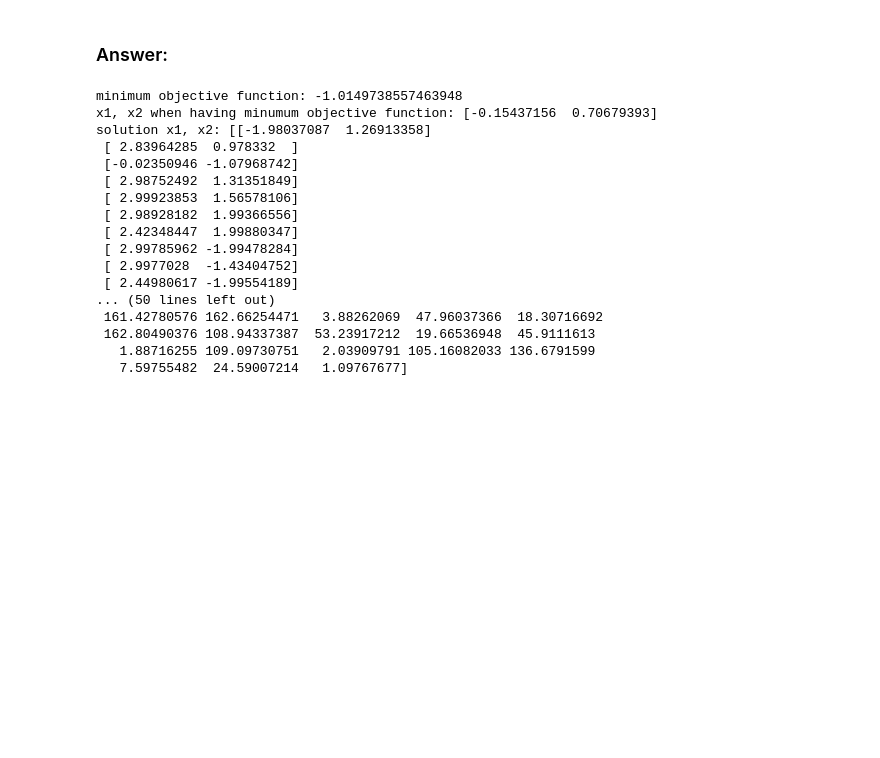
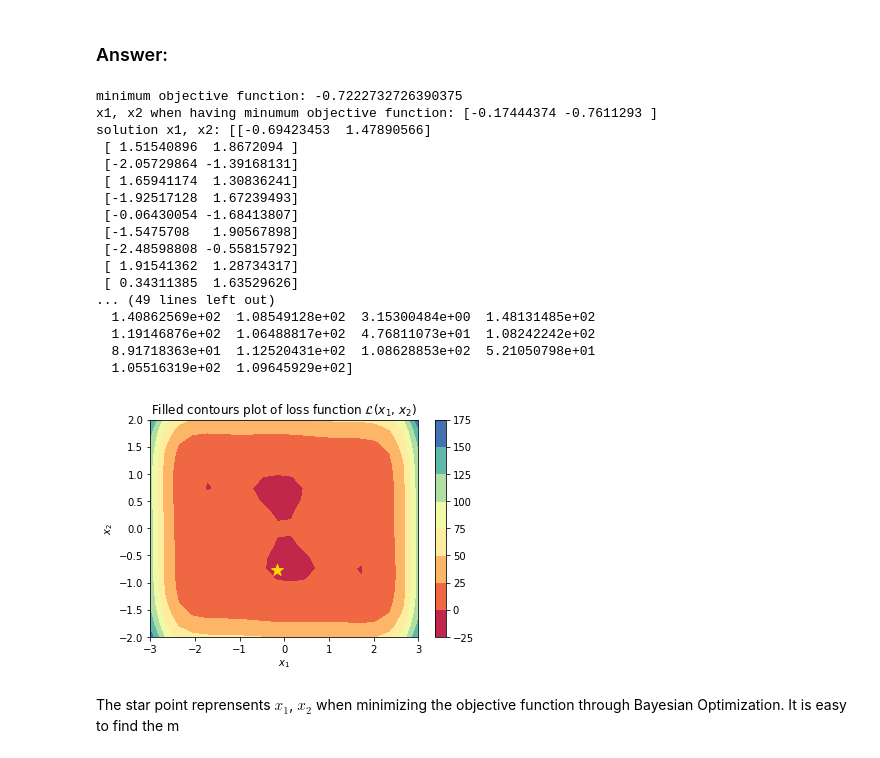
Before and after one commit to dayanbatuofu/MAE-598-Design-Optimization, a Jupyter notebook: Homework 3.ipynb, the cells around one changed output. Drawn from its saved outputs; the diff is of its cells as text; code cells hidden in the pictures; blank space fills up the shorter version.

```diff
--- a/Homework 3.ipynb
+++ b/Homework 3.ipynb
@@ -314,10 +314,10 @@ def sample_loss(params):
 
 bounds = np.array([[-3, 3], [-2, 2]])
 
-xp, yp = bayesian_optimisation(n_iters=50,
+xp, yp = bayesian_optimisation(n_iters=30,
                                sample_loss=sample_loss,
                                bounds=bounds,
-                               n_pre_samples=3,
+                               n_pre_samples=20,
                                random_search=100000)
 
 print('minimum objective function:', np.min(yp))
@@ -325,20 +325,41 @@ print('x1, x2 when having minumum objective function:',xp[np.argmin(yp)])
 print('solution x1, x2:', xp)
 print('objective function:', yp)
 # %% [output]
-minimum objective function: -1.0149738557463948
-x1, x2 when having minumum objective function: [-0.15437156  0.70679393]
-solution x1, x2: [[-1.98037087  1.26913358]
- [ 2.83964285  0.978332  ]
- [-0.02350946 -1.07968742]
- [ 2.98752492  1.31351849]
- [ 2.99923853  1.56578106]
- [ 2.98928182  1.99366556]
- [ 2.42348447  1.99880347]
- [ 2.99785962 -1.99478284]
- [ 2.9977028  -1.43404752]
- [ 2.44980617 -1.99554189]
-... (50 lines left out)
- 161.42780576 162.66254471   3.88262069  47.96037366  18.30716692
- 162.80490376 108.94337387  53.23917212  19.66536948  45.9111613
-   1.88716255 109.09730751   2.03909791 105.16082033 136.6791599
-   7.59755482  24.59007214   1.09767677]
+minimum objective function: -0.7222732726390375
+x1, x2 when having minumum objective function: [-0.17444374 -0.7611293 ]
+solution x1, x2: [[-0.69423453  1.47890566]
+ [ 1.51540896  1.8672094 ]
+ [-2.05729864 -1.39168131]
+ [ 1.65941174  1.30836241]
+ [-1.92517128  1.67239493]
+ [-0.06430054 -1.68413807]
+ [-1.5475708   1.90567898]
+ [-2.48598808 -0.55815792]
+ [ 1.91541362  1.28734317]
+ [ 0.34311385  1.63529626]
+... (49 lines left out)
+  1.40862569e+02  1.08549128e+02  3.15300484e+00  1.48131485e+02
+  1.19146876e+02  1.06488817e+02  4.76811073e+01  1.08242242e+02
+  8.91718363e+01  1.12520431e+02  1.08628853e+02  5.21050798e+01
+  1.05516319e+02  1.09645929e+02]
+# %%
+X1 = np.linspace(-3, 3, 20)
+X2 = np.linspace(-2, 2, 20)
+
+param_grid = np.array([[x1, x2] for x2 in X2 for x1 in X1])
+real_loss = [sample_loss(params) for params in param_grid]
+
+C, G = np.meshgrid(X1, X2)
+result = np.array(real_loss).reshape(C.shape)
+plt.figure()
+cp = plt.contourf(C, G, np.array(real_loss).reshape(C.shape), cmap=plt.cm.Spectral)
+plt.colorbar(cp)
+plt.scatter(xp[np.argmin(yp)][0], xp[np.argmin(yp)][1], marker='*', c='gold', s=150)
+plt.title('Filled contours plot of loss function $\mathcal{L}$($x_{1}$, $x_{2}$)')
+plt.xlabel('$x_{1}$')
+plt.ylabel('$x_{2}$')
+plt.show()
+# %% [output]
+[figure, added]
+# %% [markdown]
+The star point reprensents $x_{1}$, $x_{2}$ when minimizing the objective function through Bayesian Optimization. It is easy to find the m
```
